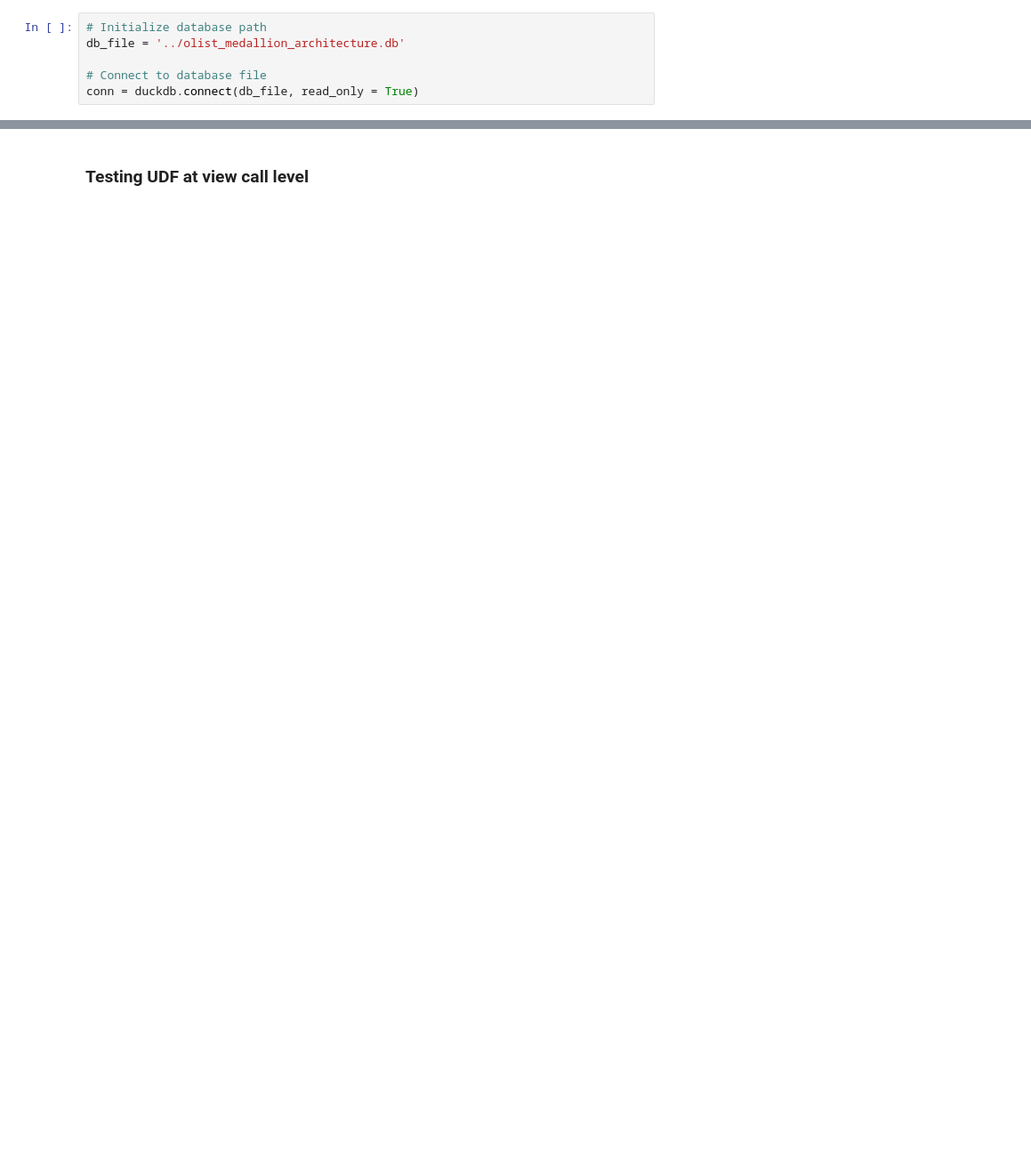
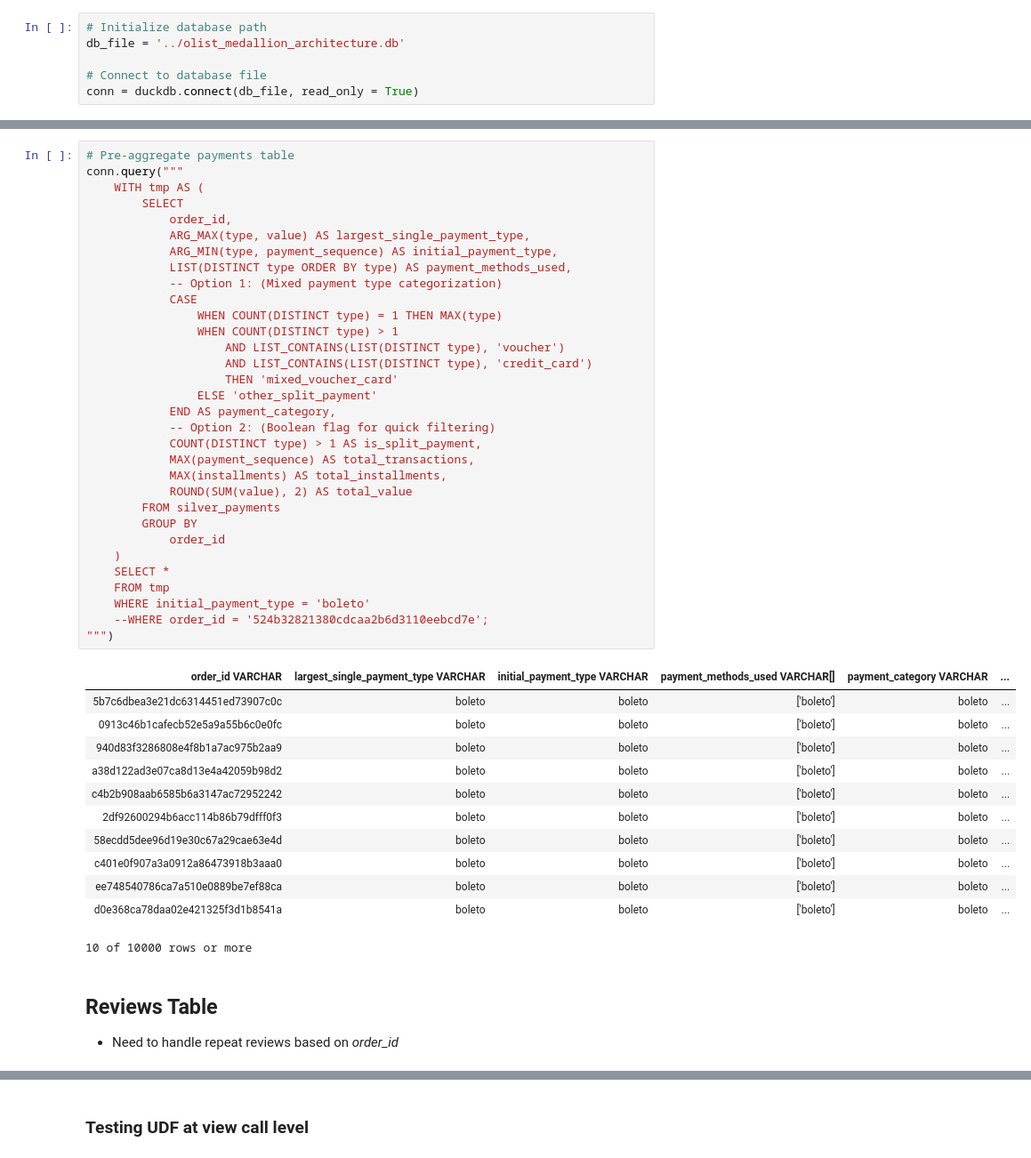
Before and after one commit to zen-citi-scientist-89/olist-data-pipeline, a Jupyter notebook: notebooks/explore_duckdb_database.ipynb, the cells around one changed output, grey strips where cells are left out. Shown at 89% size. Cells and saved outputs as stored; diff of their text form; blank space fills up the shorter version.

```diff
--- a/notebooks/explore_duckdb_database.ipynb
+++ b/notebooks/explore_duckdb_database.ipynb
@@ -27,0 +88,48 @@ conn.query("""
+# %%
+# Pre-aggregate payments table
+conn.query("""
+    WITH tmp AS (
+        SELECT
+            order_id,
+            ARG_MAX(type, value) AS largest_single_payment_type,
+            ARG_MIN(type, payment_sequence) AS initial_payment_type,
+            LIST(DISTINCT type ORDER BY type) AS payment_methods_used,
+            -- Option 1: (Mixed payment type categorization)
+            CASE
+                WHEN COUNT(DISTINCT type) = 1 THEN MAX(type)
+                WHEN COUNT(DISTINCT type) > 1
+                    AND LIST_CONTAINS(LIST(DISTINCT type), 'voucher')
+                    AND LIST_CONTAINS(LIST(DISTINCT type), 'credit_card')
+                    THEN 'mixed_voucher_card'
+                ELSE 'other_split_payment'
+            END AS payment_category,
+            -- Option 2: (Boolean flag for quick filtering)
+            COUNT(DISTINCT type) > 1 AS is_split_payment,
+            MAX(payment_sequence) AS total_transactions,
+            MAX(installments) AS total_installments,
+            ROUND(SUM(value), 2) AS total_value
+        FROM silver_payments
+        GROUP BY
+            order_id
+    )
+    SELECT *
+    FROM tmp
+    WHERE initial_payment_type = 'boleto'
+    --WHERE order_id = '524b32821380cdcaa2b6d3110eebcd7e';
+""")
+# %% [output]
+| order_id VARCHAR | largest_single_payment_type VARCHAR | initial_payment_type VARCHAR | payment_methods_used VARCHAR[] | payment_category VARCHAR | ... |
+| 5b7c6dbea3e21dc6314451ed73907c0c | boleto | boleto | ['boleto'] | boleto | ... |
+| 0913c46b1cafecb52e5a9a55b6c0e0fc | boleto | boleto | ['boleto'] | boleto | ... |
+| 940d83f3286808e4f8b1a7ac975b2aa9 | boleto | boleto | ['boleto'] | boleto | ... |
+| a38d122ad3e07ca8d13e4a42059b98d2 | boleto | boleto | ['boleto'] | boleto | ... |
+| c4b2b908aab6585b6a3147ac72952242 | boleto | boleto | ['boleto'] | boleto | ... |
+| 2df92600294b6acc114b86b79dfff0f3 | boleto | boleto | ['boleto'] | boleto | ... |
+| 58ecdd5dee96d19e30c67a29cae63e4d | boleto | boleto | ['boleto'] | boleto | ... |
+| c401e0f907a3a0912a86473918b3aaa0 | boleto | boleto | ['boleto'] | boleto | ... |
+| ee748540786ca7a510e0889be7ef88ca | boleto | boleto | ['boleto'] | boleto | ... |
+| d0e368ca78daa02e421325f3d1b8541a | boleto | boleto | ['boleto'] | boleto | ... |
+10 of 10000 rows or more
+# %% [markdown]
+## Reviews Table
+* Need to handle repeat reviews based on _order_id_
```
Also changed, not shown: parts of 46 cells of this notebook.
